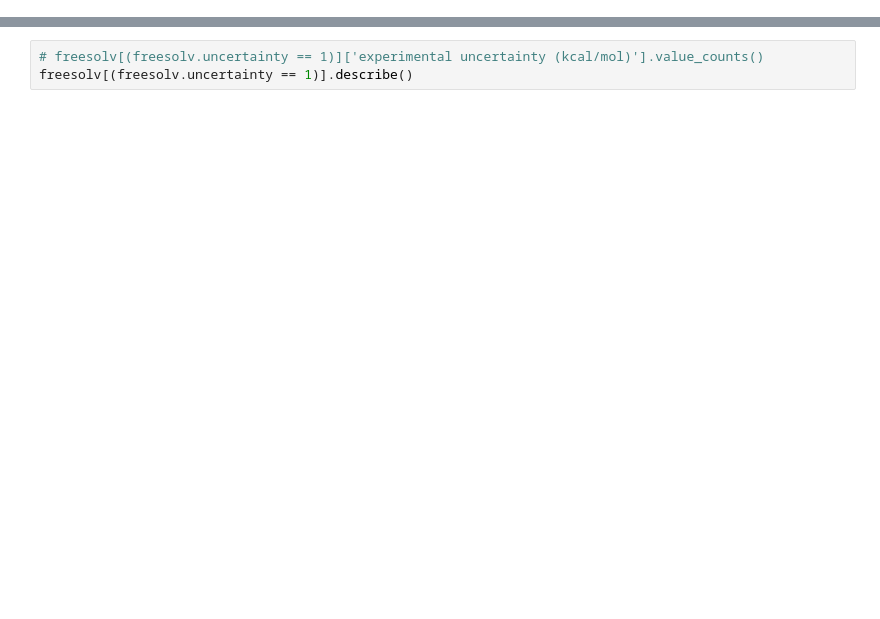
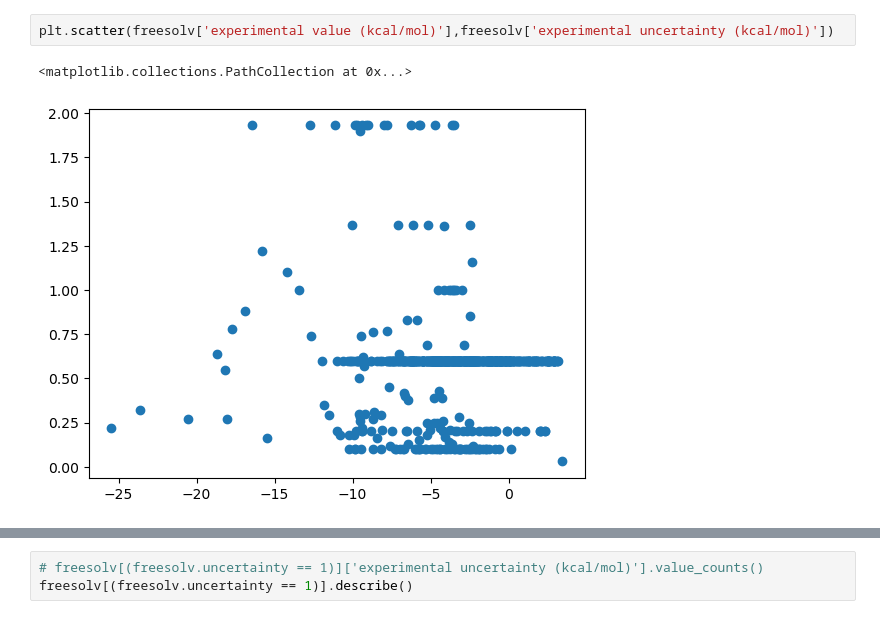
Before and after one commit to Onufriev-Lab/deepchem_HFE_residual_modeling, a Jupyter notebook: mobley.ipynb, the cells around one changed output, grey strips where cells are left out. Drawn from its saved outputs; the diff is of its cells as text; blank space fills up the shorter version.

```diff
--- a/mobley.ipynb
+++ b/mobley.ipynb
@@ -32,0 +30,5 @@ freesolv#.describe()
+# %%
+plt.scatter(freesolv['experimental value (kcal/mol)'],freesolv['experimental uncertainty (kcal/mol)'])
+# %% [output]
+<matplotlib.collections.PathCollection at 0x...>
+[figure, added]
```
Also changed, not shown: parts of 5 cells of this notebook, 1 other file.
